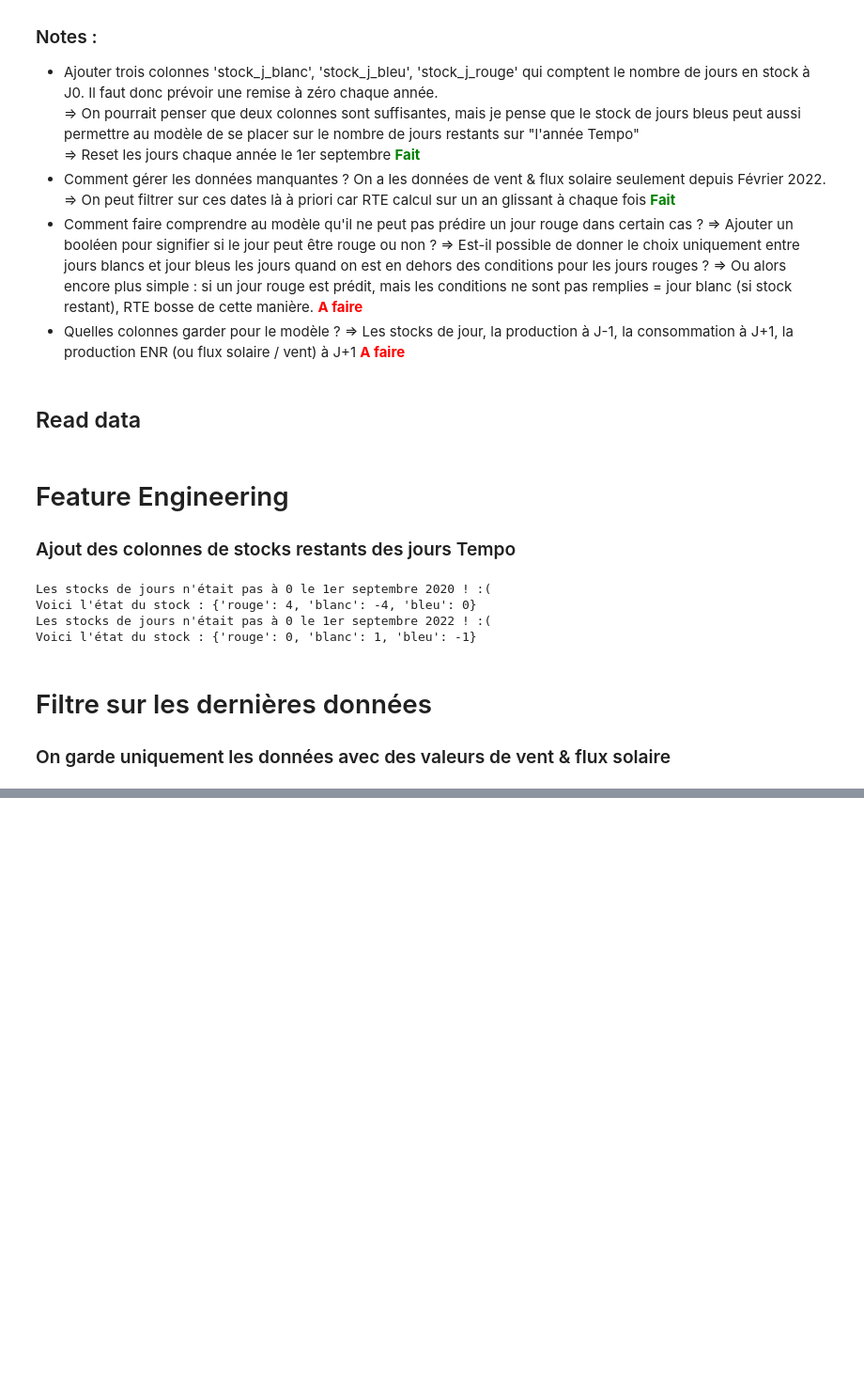
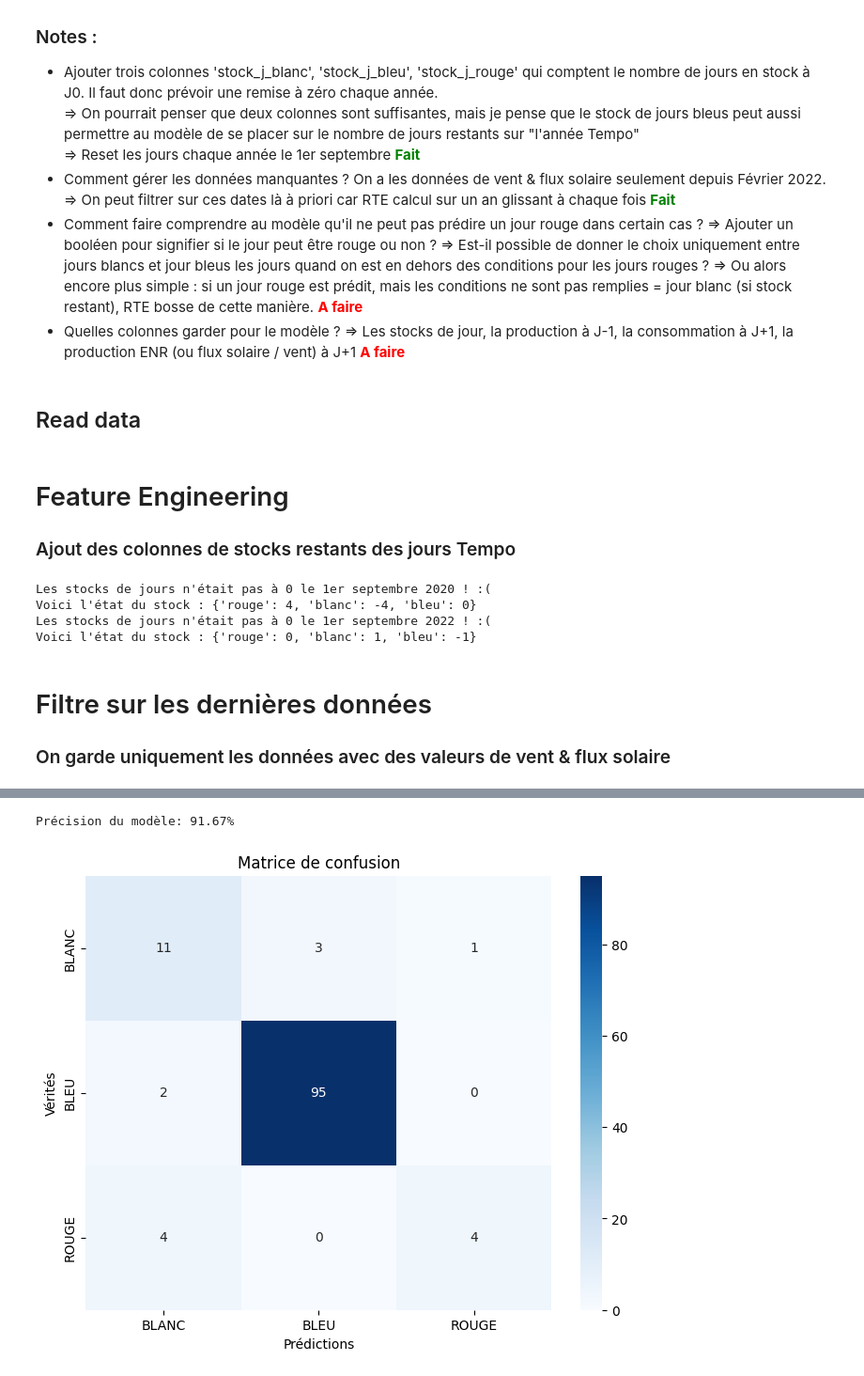
Before and after one commit to GreenForecast-Squad/energetic-stress-production, a Jupyter notebook: notebooks/datascience/tempo/exploration_tempo.ipynb, the cells around one changed output, grey strips where cells are left out. Shown at 94% size. Drawn from its saved outputs; the diff is of its cells as text; code cells hidden in the pictures; blank space fills up the shorter version.

Commit message:
First quick LightGBM

```diff
--- a/notebooks/datascience/tempo/exploration_tempo.ipynb
+++ b/notebooks/datascience/tempo/exploration_tempo.ipynb
@@ -173,0 +200,72 @@ data
+# %%
+from sklearn.model_selection import train_test_split
+from sklearn.preprocessing import LabelEncoder
+import lightgbm as lgb
+from sklearn.metrics import accuracy_score, confusion_matrix, classification_report
+import matplotlib.pyplot as plt
+import seaborn as sns
+
+# Supposons que df soit votre DataFrame
+# df = pd.read_csv('votre_fichier.csv')
+
+df = data_a.copy()
+
+# Encodage de la variable cible
+label_encoder = LabelEncoder()
+df['type_tempo'] = label_encoder.fit_transform(df['type_tempo'])
+
+# Séparation des features et de la cible
+X = df.drop(columns=['Date', 'type_tempo'])
+y = df['type_tempo']
+
+# Division des données en ensembles d'entraînement et de test
+X_train, X_test, y_train, y_test = train_test_split(X, y, test_size=0.15, random_state=42)
+
+# Préparation des datasets LightGBM
+train_data = lgb.Dataset(X_train, label=y_train)
+test_data = lgb.Dataset(X_test, label=y_test)
+
+# Définition des paramètres du modèle
+params = {
+    'objective': 'multiclass',
+    'num_class': 3,
+    'metric': 'multi_logloss',
+    'boosting_type': 'gbdt',
+    'learning_rate': 0.1,
+    'num_leaves': 31,
+    'max_depth': -1,
+    'feature_fraction': 0.8,
+    'bagging_fraction': 0.8,
+    'bagging_freq': 5,
+    'verbose': -1
+}
+
+# Entraînement du modèle
+bst = lgb.train(params, train_data, valid_sets=[test_data], num_boost_round=100)
+
+# Prédictions sur les données de test
+y_pred = bst.predict(X_test)
+y_pred_max = np.argmax(y_pred, axis=1)
+
+# Calcul de la précision
+accuracy = accuracy_score(y_test, y_pred_max)
+print(f'Précision du modèle: {accuracy * 100:.2f}%')
+
+# Calcul de la matrice de confusion
+conf_matrix = confusion_matrix(y_test, y_pred_max)
+
+# Affichage de la matrice de confusion
+plt.figure(figsize=(8, 6))
+sns.heatmap(conf_matrix, annot=True, fmt='d', cmap='Blues',
+            xticklabels=label_encoder.classes_, yticklabels=label_encoder.classes_)
+plt.xlabel('Prédictions')
+plt.ylabel('Vérités')
+plt.title('Matrice de confusion')
+plt.show()
+
+# Rapport de classification
+class_report = classification_report(y_test, y_pred_max, target_names=label_encoder.classes_)
+print('Rapport de classification :\n', class_report)
+# %% [output]
+Précision du modèle: 91.67%
+[figure, added]
```
Also changed, not shown: parts of 6 cells of this notebook.
